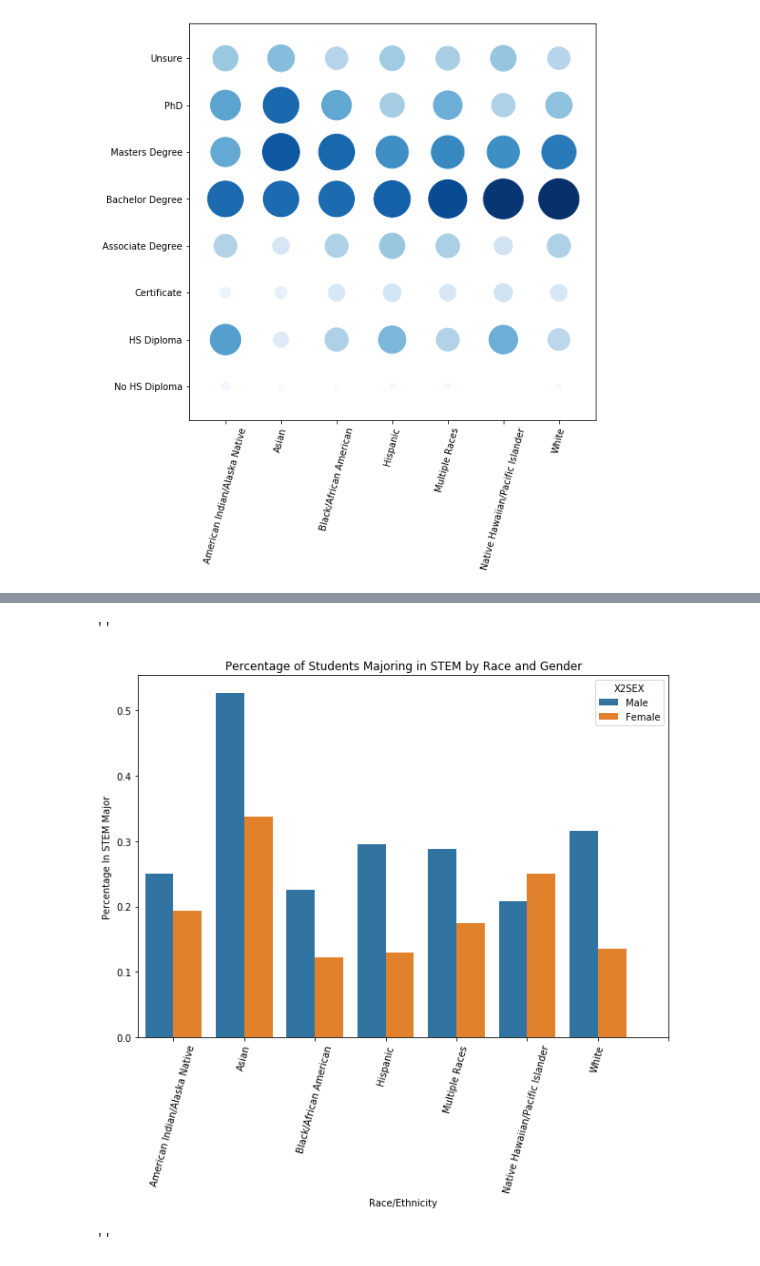
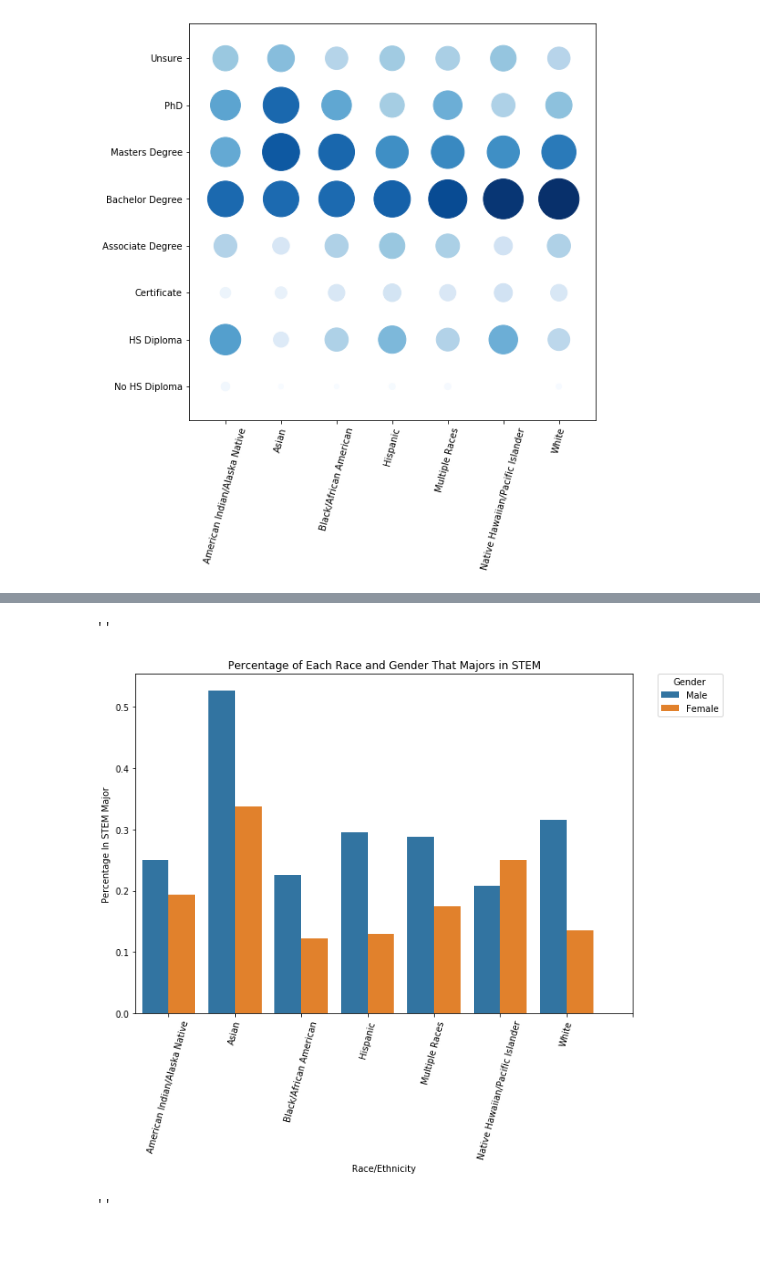
Before and after one commit to laurenphipps/STEM-majors, a Jupyter notebook: EDAviz.ipynb, the cells around one changed output, grey strips where cells are left out. Saved outputs shown, nothing was run; the diff lists cells and outputs as text; code cells hidden in the pictures.

```diff
--- a/EDAviz.ipynb
+++ b/EDAviz.ipynb
@@ -67,3 +56,5 @@ Name: X2RACE, dtype: int64
+# %%
+df['female'] = np.where(df['X2SEX'] == 2, 1, 0)
 # %%
 #drop rows with non-response to S2SLEARN (and many other features) (likely dropped from study)
 df = df[df['S2SLEARN'] != -8]
@@ -417,14 +436,16 @@ target_demo = target_demo[target_demo['target'] != 0]
 # %%
 plt.figure(figsize = (10, 7))
 sns.barplot(x = 'X2RACE', y = 'value', hue = 'X2SEX', data = target_demo)
 plt.xlabel('Race/Ethnicity')
 plt.ylabel('Percentage In STEM Major')
-plt.title('Percentage of Students Majoring in STEM by Race and Gender')
+plt.title('Percentage of Each Race and Gender That Majors in STEM')
 plt.xticks(ticks = range(0,8), rotation = 75, labels = ['American Indian/Alaska Native', 'Asian', 'Black/African American', 'Hispanic', 'Multiple Races', 'Native Hawaiian/Pacific Islander', 'White'])
+plt.legend(title = 'Gender', bbox_to_anchor=(1.05, 1), loc=2, borderaxespad=0.)
+
 ;
 # %% [output]
 ''
-[figure, old version]
+[figure, new version]
 # %%
 #create dataframe of groupby object
 person_demo = pd.DataFrame(modeling_df.groupby(by = ['X2RACE','X2SEX'])['S2SPERSON1'].value_counts(normalize = True))
```
Also changed, not shown: parts of 21 cells of this notebook, 3 other files.
